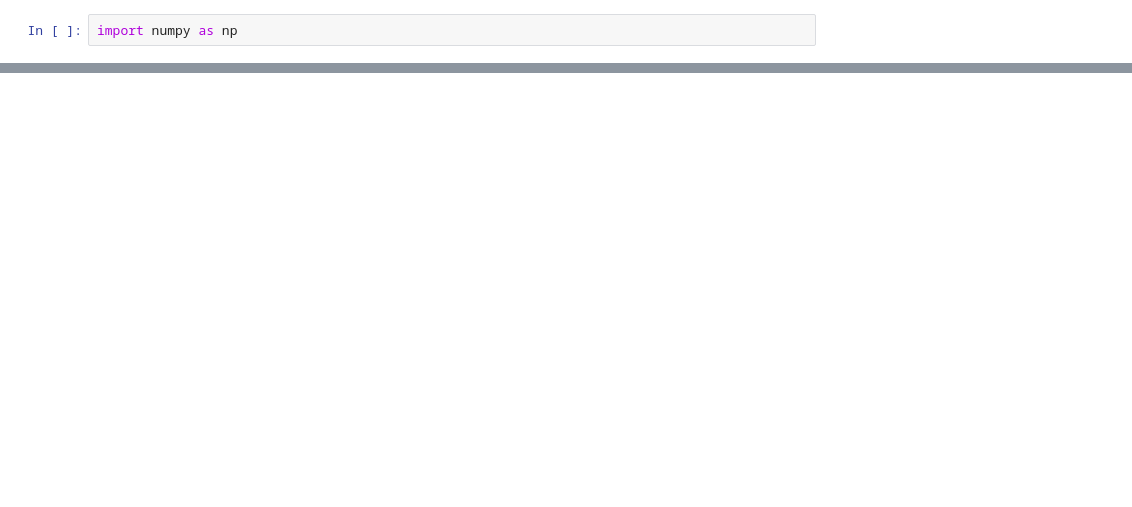
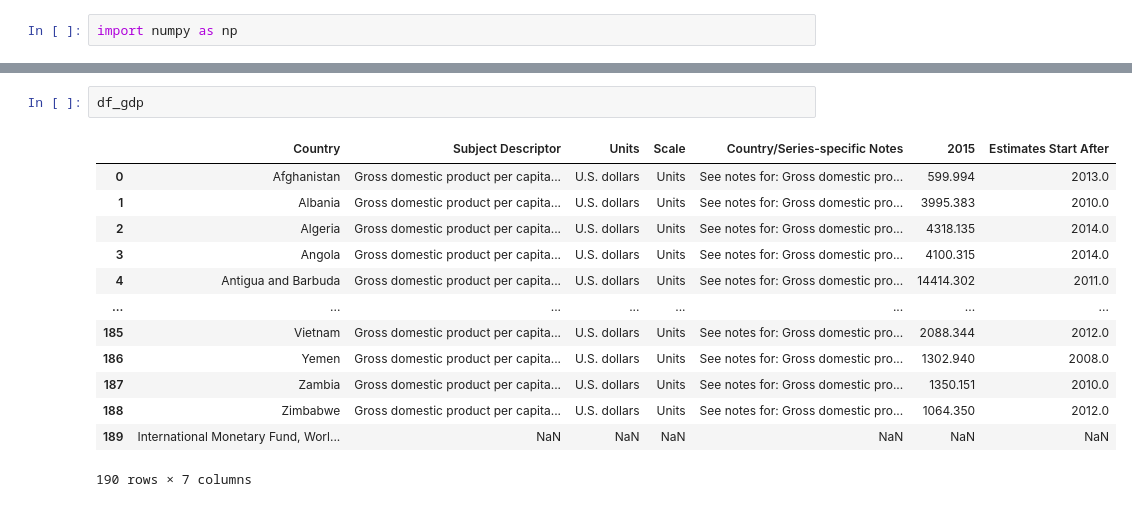
Before and after one commit to OGUZ-JM/ML2024, a Jupyter notebook: coursml.ipynb, the cells around one changed output, grey strips where cells are left out. Saved outputs shown, nothing was run; the diff lists cells and outputs as text; blank space fills up the shorter version.

```diff
--- a/coursml.ipynb
+++ b/coursml.ipynb
@@ -13,0 +11,16 @@ ParserError: Error tokenizing data. C error: Expected 1 fields in line 4, saw 3
+# %%
+df_gdp
+# %% [output]
+|  | Country | Subject Descriptor | Units | Scale | Country/Series-specific Notes | 2015 | Estimates Start After |
+| 0 | Afghanistan | Gross domestic product per capita... | U.S. dollars | Units | See notes for: Gross domestic pro... | 599.994 | 2013.0 |
+| 1 | Albania | Gross domestic product per capita... | U.S. dollars | Units | See notes for: Gross domestic pro... | 3995.383 | 2010.0 |
+| 2 | Algeria | Gross domestic product per capita... | U.S. dollars | Units | See notes for: Gross domestic pro... | 4318.135 | 2014.0 |
+| 3 | Angola | Gross domestic product per capita... | U.S. dollars | Units | See notes for: Gross domestic pro... | 4100.315 | 2014.0 |
+| 4 | Antigua and Barbuda | Gross domestic product per capita... | U.S. dollars | Units | See notes for: Gross domestic pro... | 14414.302 | 2011.0 |
+| ... | ... | ... | ... | ... | ... | ... | ... |
+| 185 | Vietnam | Gross domestic product per capita... | U.S. dollars | Units | See notes for: Gross domestic pro... | 2088.344 | 2012.0 |
+| 186 | Yemen | Gross domestic product per capita... | U.S. dollars | Units | See notes for: Gross domestic pro... | 1302.940 | 2008.0 |
+| 187 | Zambia | Gross domestic product per capita... | U.S. dollars | Units | See notes for: Gross domestic pro... | 1350.151 | 2010.0 |
+| 188 | Zimbabwe | Gross domestic product per capita... | U.S. dollars | Units | See notes for: Gross domestic pro... | 1064.350 | 2012.0 |
+| 189 | International Monetary Fund, Worl... | NaN | NaN | NaN | NaN | NaN | NaN |
+190 rows × 7 columns
```
Also changed, not shown: parts of 13 cells of this notebook, 5 other files.
